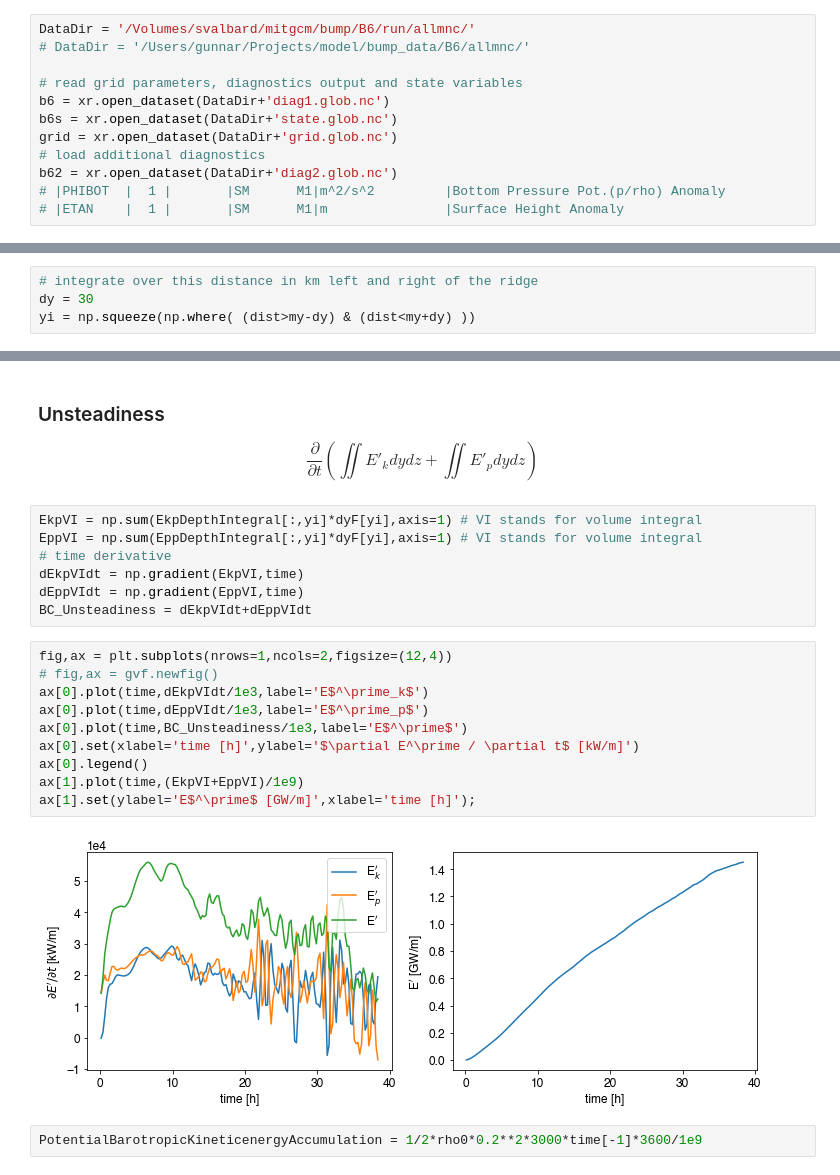
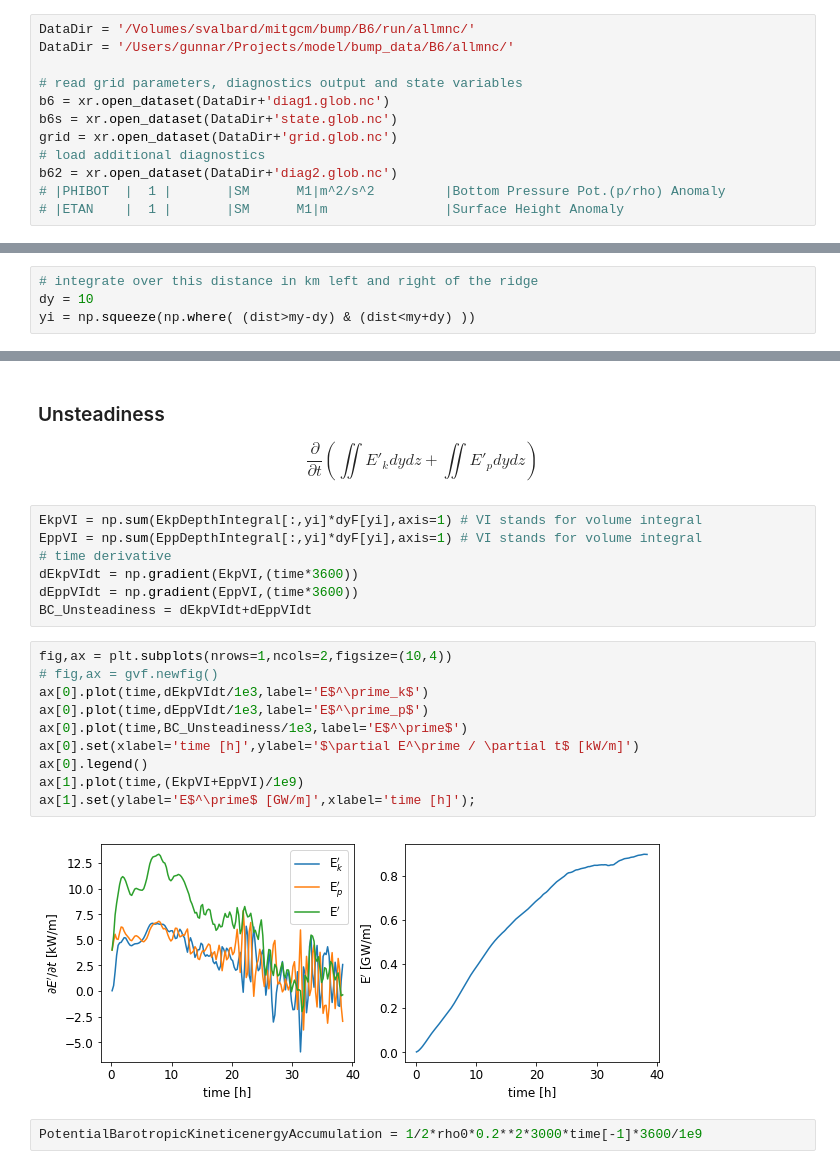
Before and after one commit to gunnarvoet/flow-across-bump, a Jupyter notebook: analysis/bump_analysis_energy.ipynb, the cells around one changed output, grey strips where cells are left out. Drawn from its saved outputs; the diff is of its cells as text.

```diff
--- a/analysis/bump_analysis_energy.ipynb
+++ b/analysis/bump_analysis_energy.ipynb
@@ -40,7 +40,7 @@ mpl.rcParams.update({'font.size': 12})
 ## Read model data
 # %%
 DataDir = '/Volumes/svalbard/mitgcm/bump/B6/run/allmnc/'
-# DataDir = '/Users/gunnar/Projects/model/bump_data/B6/allmnc/'
+DataDir = '/Users/gunnar/Projects/model/bump_data/B6/allmnc/'
 
 # read grid parameters, diagnostics output and state variables
 b6 = xr.open_dataset(DataDir+'diag1.glob.nc')
@@ -561,7 +563,7 @@ Terms of the baroclinic energy equations. Different to Kang (2011) we'll do this
 AdvectiveTimeScale = 0.2*time[-1]*3600/1e3
 # %%
 # integrate over this distance in km left and right of the ridge
-dy = 30
+dy = 10
 yi = np.squeeze(np.where( (dist>my-dy) & (dist<my+dy) ))
 # %% [markdown]
 The advective lateral scale for the whole model run is about {{round(AdvectiveTimeScale)}}km. Well start out with integrating {{round(dy)}}km on each side of the ridge.
@@ -572,21 +574,21 @@ $$ \frac{\partial}{\partial t} (\iint E'_k dy dz + \iint E'_p dy dz)$$
 EkpVI = np.sum(EkpDepthIntegral[:,yi]*dyF[yi],axis=1) # VI stands for volume integral
 EppVI = np.sum(EppDepthIntegral[:,yi]*dyF[yi],axis=1) # VI stands for volume integral
 # time derivative
-dEkpVIdt = np.gradient(EkpVI,time)
-dEppVIdt = np.gradient(EppVI,time)
+dEkpVIdt = np.gradient(EkpVI,(time*3600))
+dEppVIdt = np.gradient(EppVI,(time*3600))
 BC_Unsteadiness = dEkpVIdt+dEppVIdt
 # %%
-fig,ax = plt.subplots(nrows=1,ncols=2,figsize=(12,4))
+fig,ax = plt.subplots(nrows=1,ncols=2,figsize=(10,4))
 # fig,ax = gvf.newfig()
 ax[0].plot(time,dEkpVIdt/1e3,label='E$^\prime_k$')
 ax[0].plot(time,dEppVIdt/1e3,label='E$^\prime_p$')
 ax[0].plot(time,BC_Unsteadiness/1e3,label='E$^\prime$')
 ax[0].set(xlabel='time [h]',ylabel='$\partial E^\prime / \partial t$ [kW/m]')
 ax[0].legend()
 ax[1].plot(time,(EkpVI+EppVI)/1e9)
 ax[1].set(ylabel='E$^\prime$ [GW/m]',xlabel='time [h]');
 # %% [output]
-[figure, old version]
+[figure, new version]
 # %%
 PotentialBarotropicKineticenergyAccumulation = 1/2*rho0*0.2**2*3000*time[-1]*3600/1e9
 # %% [markdown]
```
Also changed, not shown: parts of 44 cells of this notebook, 1 other file.
